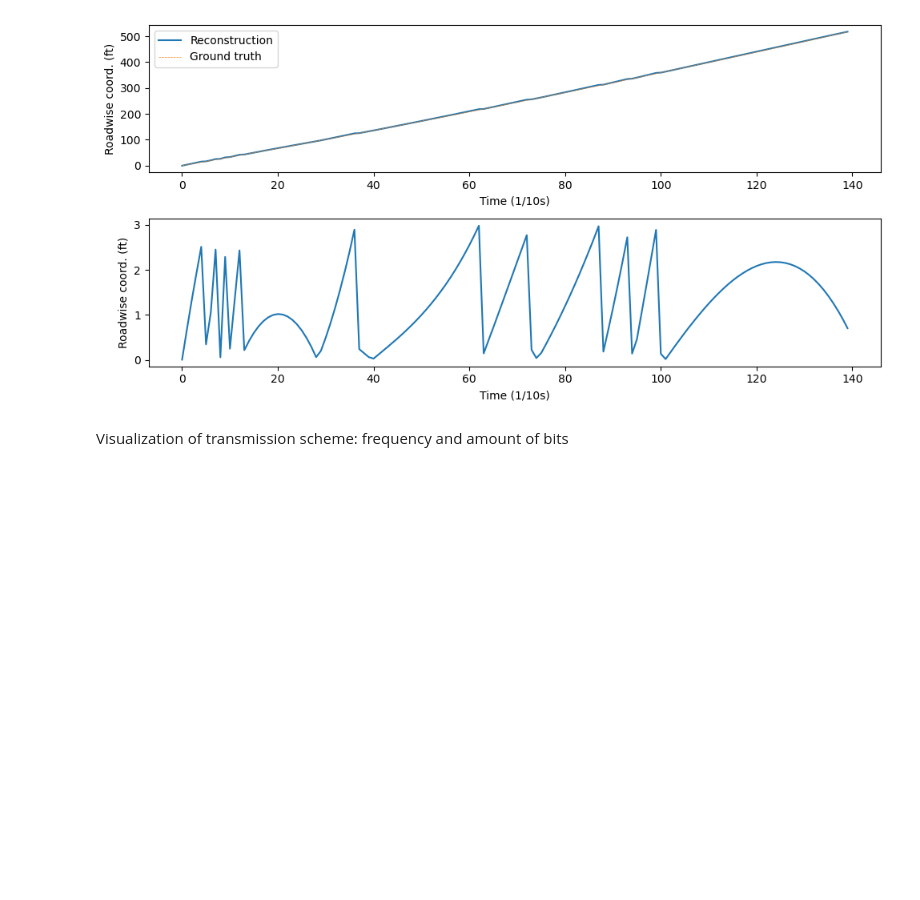
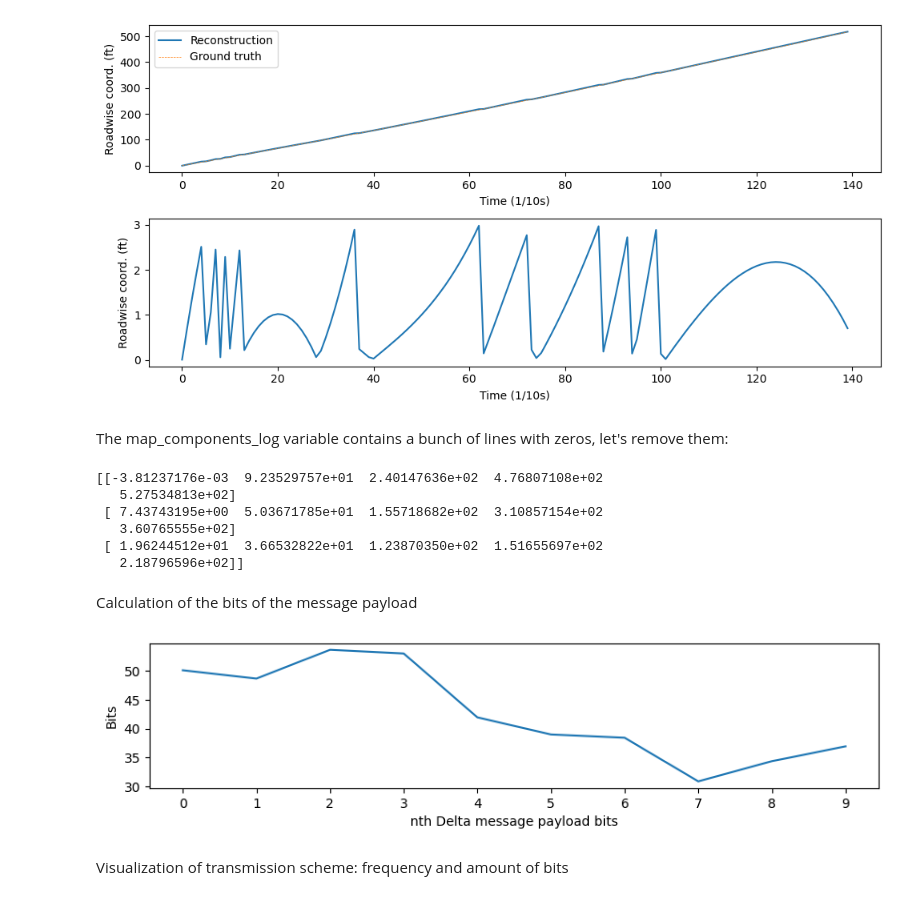
Before and after one commit to thinhhoang95/anomaly-detection-ngsim2, a Jupyter notebook: spherical-code-paper/spherical_code_pf.ipynb, the cells around one changed output. Cells and saved outputs as stored; diff of their text form; code cells hidden in the pictures; blank space fills up the shorter version.

```diff
--- a/spherical-code-paper/spherical_code_pf.ipynb
+++ b/spherical-code-paper/spherical_code_pf.ipynb
@@ -429,6 +429,31 @@ plt.tight_layout()
 plt.savefig('reconstruction.pdf')
 # %% [output]
 [figure]
+# %% [markdown]
+The map_components_log variable contains a bunch of lines with zeros, let's remove them:
+# %%
+deltas = map_components_log[~np.all(map_components_log == 0, axis=1)]
+print(deltas[:3])
+# %% [output]
+[[-3.81237176e-03  9.23529757e+01  2.40147636e+02  4.76807108e+02
+   5.27534813e+02]
+ [ 7.43743195e+00  5.03671785e+01  1.55718682e+02  3.10857154e+02
+   3.60765555e+02]
+ [ 1.96244512e+01  3.66532822e+01  1.23870350e+02  1.51655697e+02
+   2.18796596e+02]]
+# %% [markdown]
+Calculation of the bits of the message payload
+# %%
+payload_bits = test_bits_log[test_bits_log!=0]
+# %%
+plt.figure(figsize=(10,2))
+plt.plot(payload_bits)
+plt.xticks(np.arange(0,10,1))
+plt.xlabel('nth Delta message payload bits')
+plt.ylabel('Bits')
+plt.savefig('payload_bits.pdf')
+# %% [output]
+[figure, added]
 # %% [markdown]
 Visualization of transmission scheme: frequency and amount of bits
 # %%
```
Also changed, not shown: parts of 2 cells of this notebook, 16 other files.
